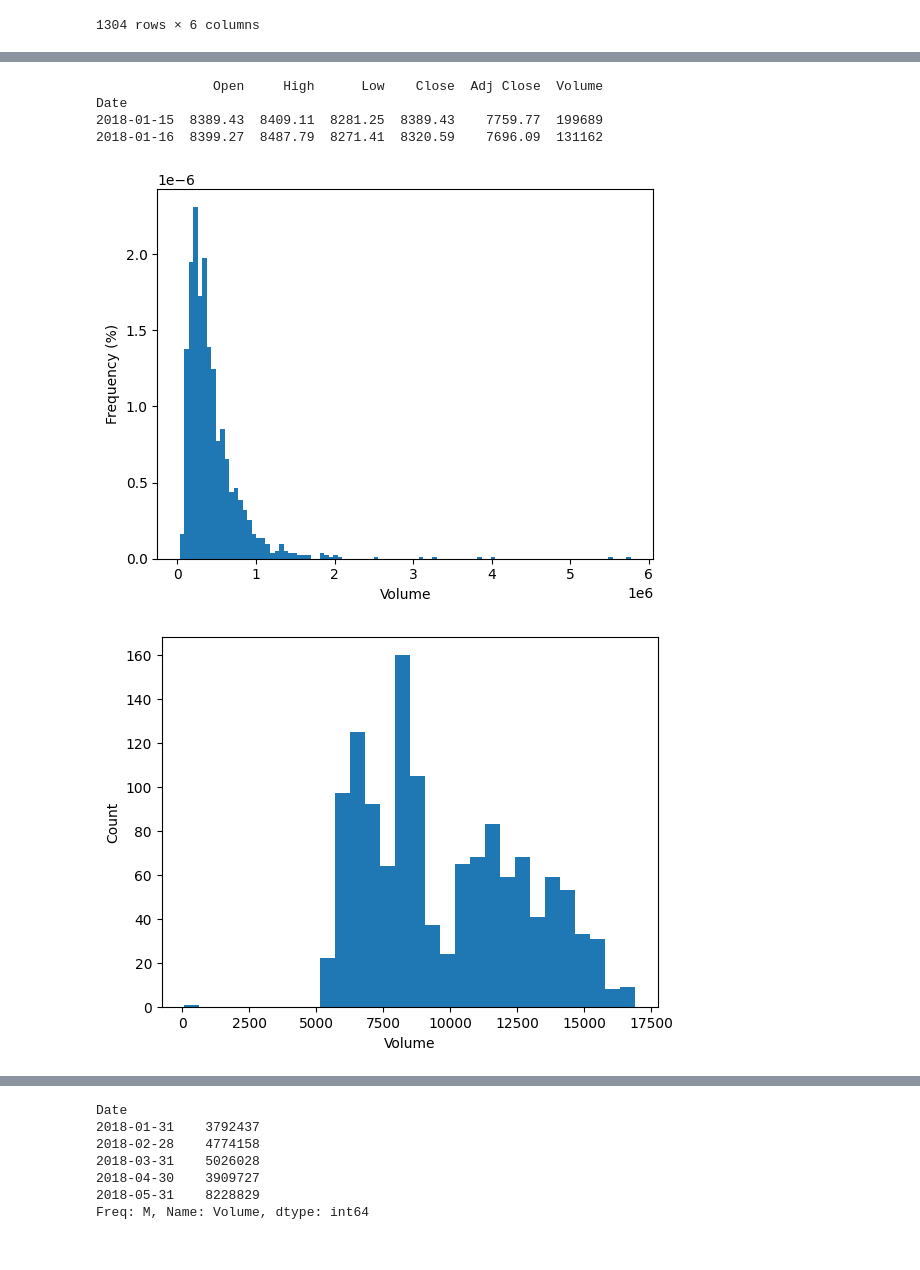
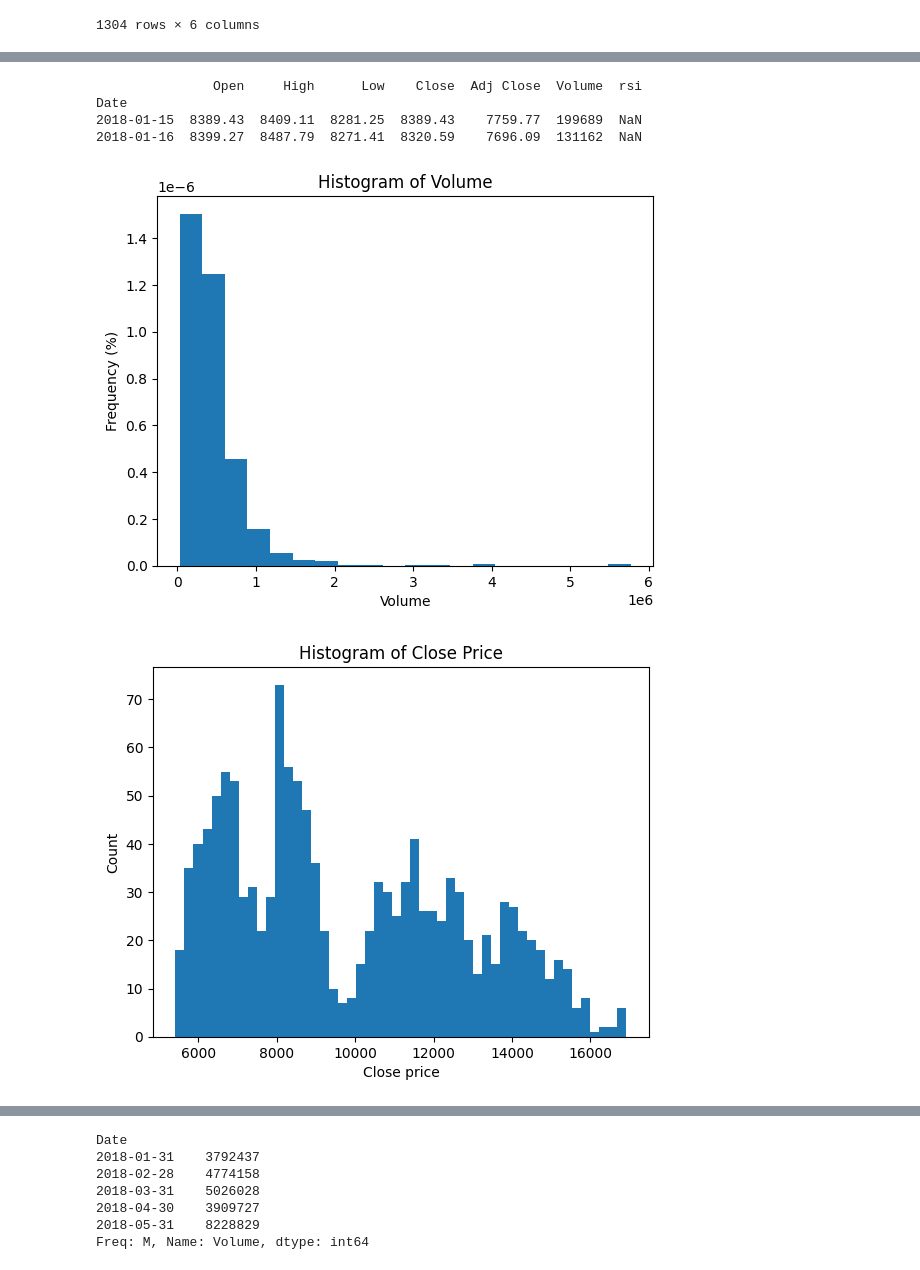
Before and after one commit to Gitmsherbert/-UCDPA_Mark_Herbert, a Jupyter notebook: FLTR_Panda.ipynb, the cells around one changed output, grey strips where cells are left out. Drawn from its saved outputs; the diff is of its cells as text; code cells hidden in the pictures.

```diff
--- a/FLTR_Panda.ipynb
+++ b/FLTR_Panda.ipynb
@@ -4,7 +4,7 @@ import pandas as pd
 import matplotlib.pyplot as plt # Import matplotlib.pyplot as plt
 
 # Read the CSV file
-df_FLTR = pd.read_csv('FLTR.L.csv', parse_dates=['Date'], index_col='Date')
+df_FLTR = pd.read_csv('FLTR.L.csv', parse_dates=['Date'], dayfirst=True, index_col='Date')
 
 # data_FLTR = df_FLTR[[ 'Open', 'High', 'Low', 'Close', 'Adj Close', 'Volume']] --no longer need this as the above line reads in column names
 
@@ -56,10 +83,8 @@ Adj Close     7978.095215
 Volume       73075.000000
 Name: 2018-01-03 00:00:00, dtype: float64
 # %%
-# drop duplicate rows
-df_FLTR.deduplicated = df_FLTR.drop_duplicates()
-
-print(df_FLTR.deduplicated)
+df_deduplicated = df_FLTR.drop_duplicates()
+print(df_deduplicated)
 # %% [output]
                     Open          High           Low         Close  \
 Date
@@ -173,23 +239,25 @@ df_FLTR[['Open', 'High', 'Low', 'Close']].resample('M').mean() #  #Resample to m
 # %%
 print(df_FLTR[9:11])
 # %% [output]
-               Open     High      Low    Close  Adj Close  Volume
+               Open     High      Low    Close  Adj Close  Volume  rsi
 Date
-2018-01-15  8389.43  8409.11  8281.25  8389.43    7759.77  199689
-2018-01-16  8399.27  8487.79  8271.41  8320.59    7696.09  131162
+2018-01-15  8389.43  8409.11  8281.25  8389.43    7759.77  199689  NaN
+2018-01-16  8399.27  8487.79  8271.41  8320.59    7696.09  131162  NaN
 # %%
 # Plot histogram of 'Volume' variable
-plt.hist(df_FLTR['Volume'], bins=100, density=1) # I plyaed around with the bindwidth here with the number of bins and I also used the 'density' option to show the % of the data represented in that range
+plt.hist(df_FLTR['Volume'], bins=20, density=1) # I plyaed around with the bindwidth here with the number of bins and I also used the 'density' option to show the % of the data represented in that range
 plt.xlabel('Volume')
-plt.ylabel('Frequency (%)') #I also changed the label to show this now represents the % rather thsn count
+plt.title('Histogram of Volume')
+plt.ylabel('Frequency (%)') #I also changed the label to show this now represents the % rather than count
 plt.show()
 # %% [output]
-[figure, old version]
+[figure, new version]
 # %%
 # Plot histogram of 'Close' stock price variable
-plt.hist(df_FLTR['Close'], bins=30) # I plyaed around with the bindwidth here but count was a much better identifier than frequency(%)
-plt.xlabel('Volume')
+plt.hist(df_FLTR['Close'], bins=50) # I plyaed around with the bindwidth here but count was a much better identifier than frequency(%)
+plt.xlabel('Close price')
 plt.ylabel('Count')
+plt.title('Histogram of Close Price')
 plt.show()
 # %% [output]
-[figure, old version]
+[figure, new version]
```
Also changed, not shown: parts of 75 cells of this notebook.
